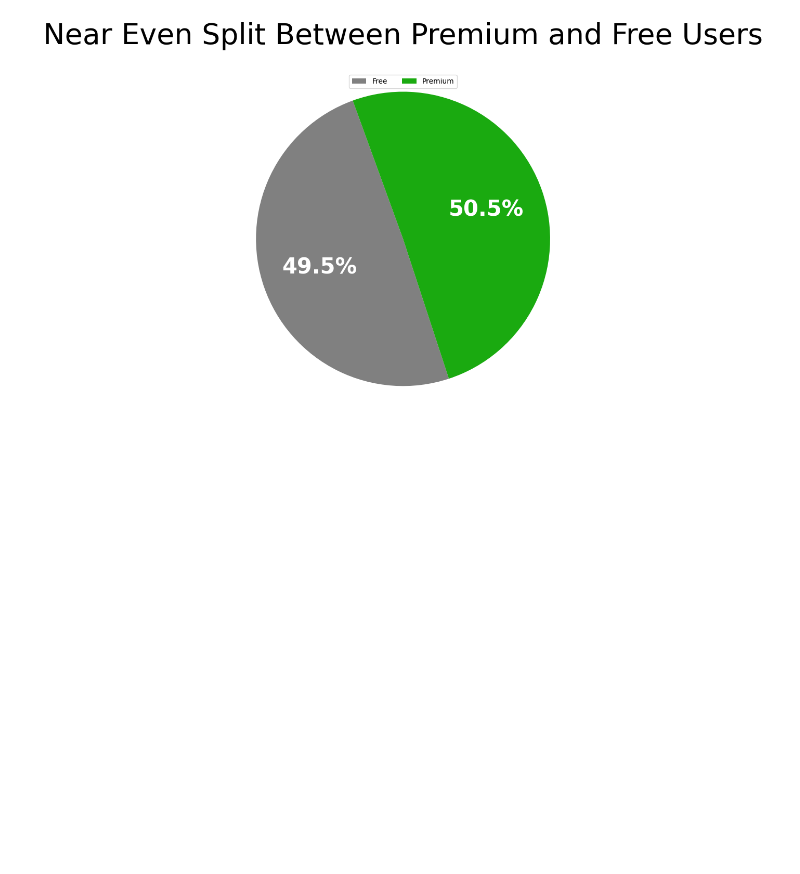
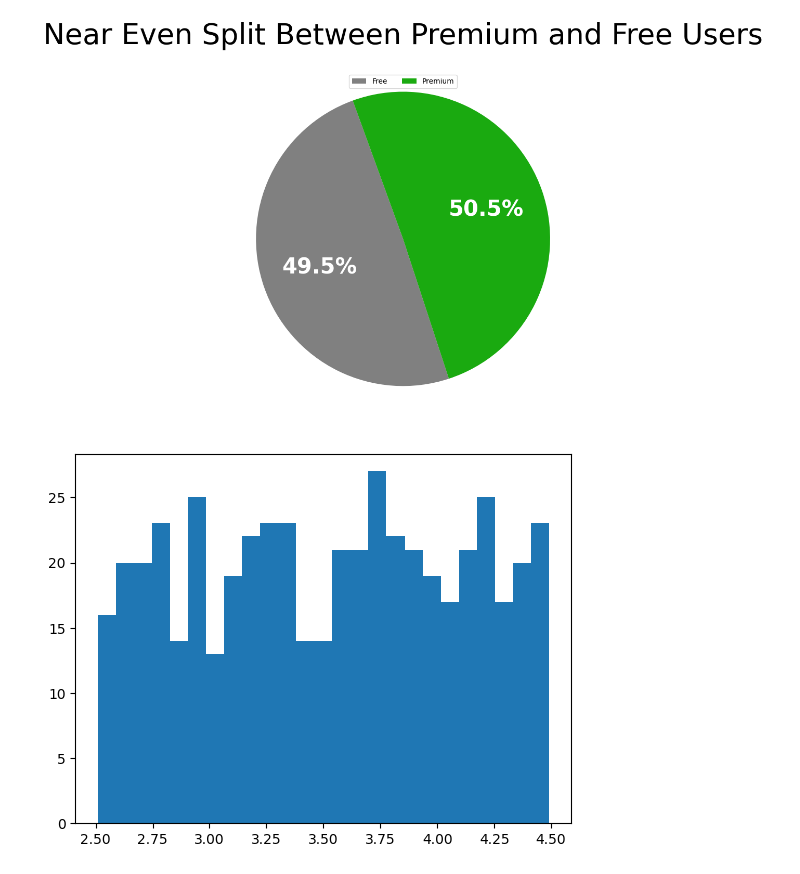
Before and after one commit to kc0leman/learning_plots_kyle, a Jupyter notebook: notebooks/intro_matplotlib_lesson_follow.ipynb, the cells around one changed output. Cells and saved outputs as stored; diff of their text form; code cells hidden in the pictures; blank space fills up the shorter version.

Commit message:
histograms

```diff
--- a/notebooks/intro_matplotlib_lesson_follow.ipynb
+++ b/notebooks/intro_matplotlib_lesson_follow.ipynb
@@ -452,0 +457,11 @@ plt.show()
+# %%
+plt.hist(
+    spotify_df['Avg Stream Duration (Min)'],
+    bins=25
+    # In a pandas chart, bins are intervals used to group continuous numerical data into discrete categories. This process, called "binning," is most commonly seen in histograms and hexagonal bin plots.  #
+    # Instead of showing every single data point, binning provides a high-level view of how values are distributed across a dataset.
+)
+
+plt.show()
+# %% [output]
+[figure, added]
```
Also changed, not shown: parts of 2 cells of this notebook.
